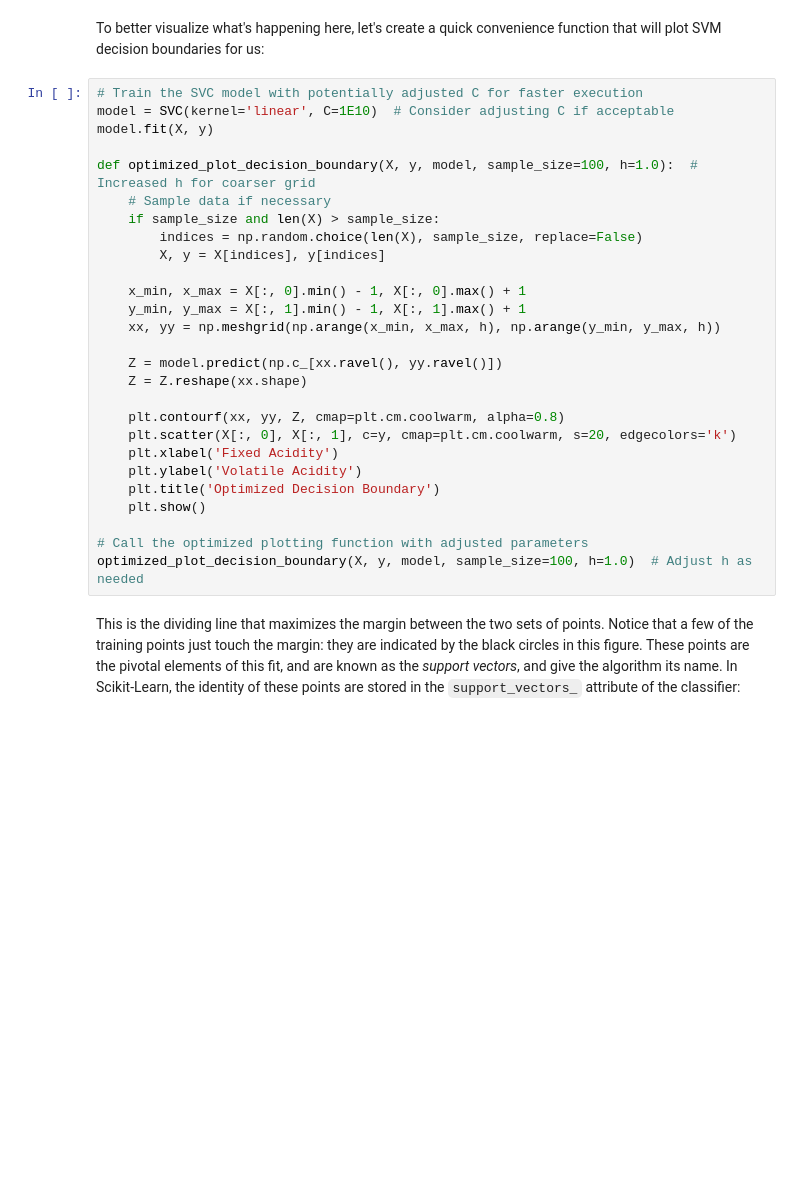
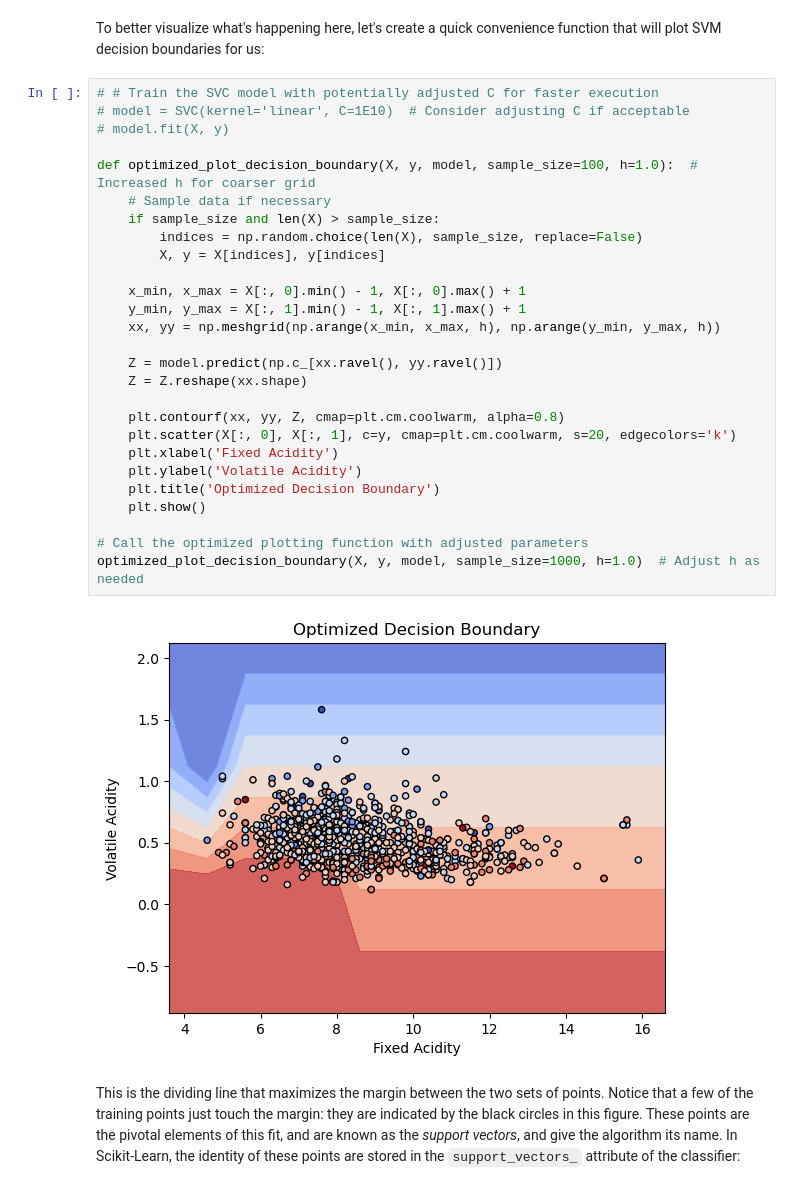
Before and after one commit to SamCull/DataScience, a Jupyter notebook: Notebooks/Support-Vector-Machines.ipynb, the cells around one changed output. Drawn from its saved outputs; the diff is of its cells as text; blank space fills up the shorter version.

```diff
--- a/Notebooks/Support-Vector-Machines.ipynb
+++ b/Notebooks/Support-Vector-Machines.ipynb
@@ -219,32 +242,34 @@ model.fit(X, y)
 # %% [markdown]
 To better visualize what's happening here, let's create a quick convenience function that will plot SVM decision boundaries for us:
 # %%
-# Train the SVC model with potentially adjusted C for faster execution
-model = SVC(kernel='linear', C=1E10)  # Consider adjusting C if acceptable
-model.fit(X, y)
+# # Train the SVC model with potentially adjusted C for faster execution
+# model = SVC(kernel='linear', C=1E10)  # Consider adjusting C if acceptable
+# model.fit(X, y)
 
 def optimized_plot_decision_boundary(X, y, model, sample_size=100, h=1.0):  # Increased h for coarser grid
     # Sample data if necessary
     if sample_size and len(X) > sample_size:
         indices = np.random.choice(len(X), sample_size, replace=False)
         X, y = X[indices], y[indices]
 
     x_min, x_max = X[:, 0].min() - 1, X[:, 0].max() + 1
     y_min, y_max = X[:, 1].min() - 1, X[:, 1].max() + 1
     xx, yy = np.meshgrid(np.arange(x_min, x_max, h), np.arange(y_min, y_max, h))
 
     Z = model.predict(np.c_[xx.ravel(), yy.ravel()])
     Z = Z.reshape(xx.shape)
 
     plt.contourf(xx, yy, Z, cmap=plt.cm.coolwarm, alpha=0.8)
     plt.scatter(X[:, 0], X[:, 1], c=y, cmap=plt.cm.coolwarm, s=20, edgecolors='k')
     plt.xlabel('Fixed Acidity')
     plt.ylabel('Volatile Acidity')
     plt.title('Optimized Decision Boundary')
     plt.show()
 
 # Call the optimized plotting function with adjusted parameters
-optimized_plot_decision_boundary(X, y, model, sample_size=100, h=1.0)  # Adjust h as needed
+optimized_plot_decision_boundary(X, y, model, sample_size=1000, h=1.0)  # Adjust h as needed
+# %% [output]
+[figure, added]
 # %% [markdown]
 This is the dividing line that maximizes the margin between the two sets of points.
 Notice that a few of the training points just touch the margin: they are indicated by the black circles in this figure.
```
Also changed, not shown: parts of 12 cells of this notebook.
